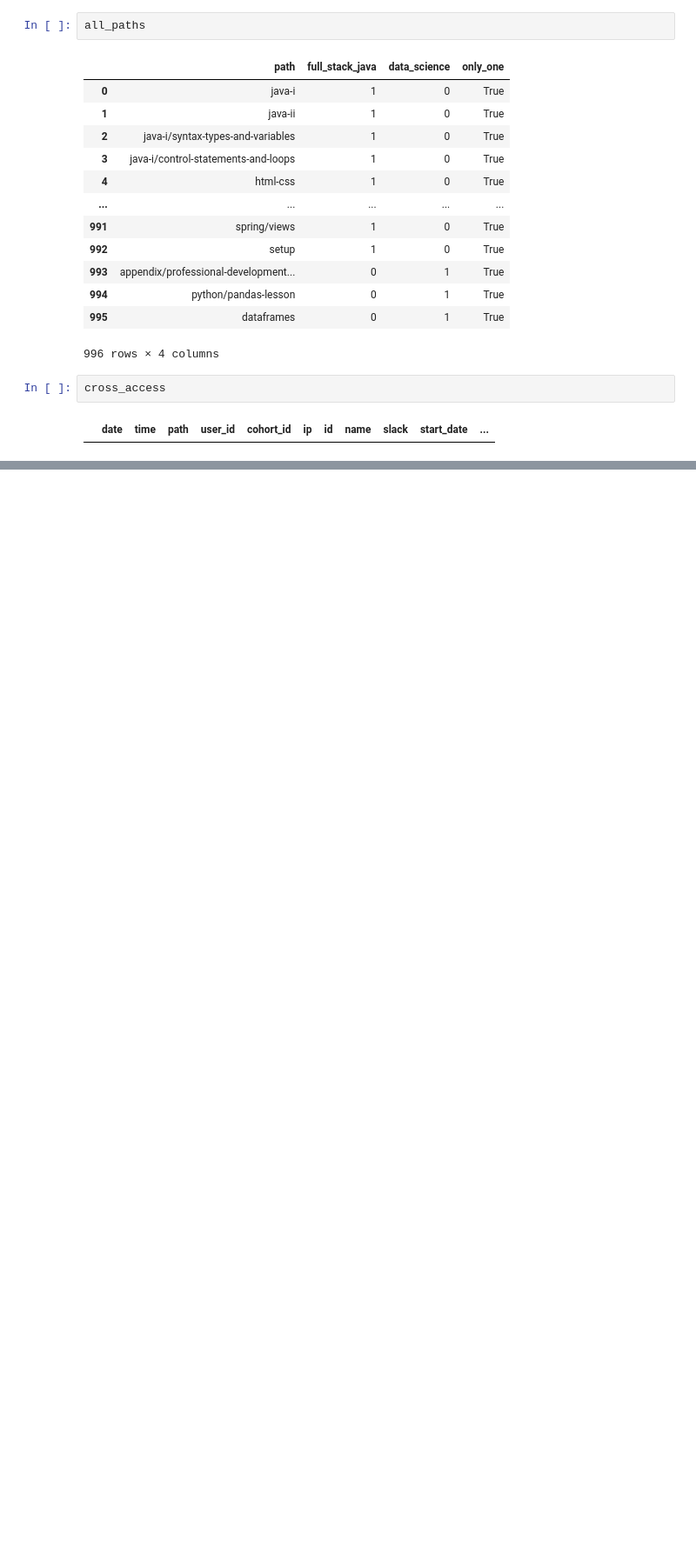
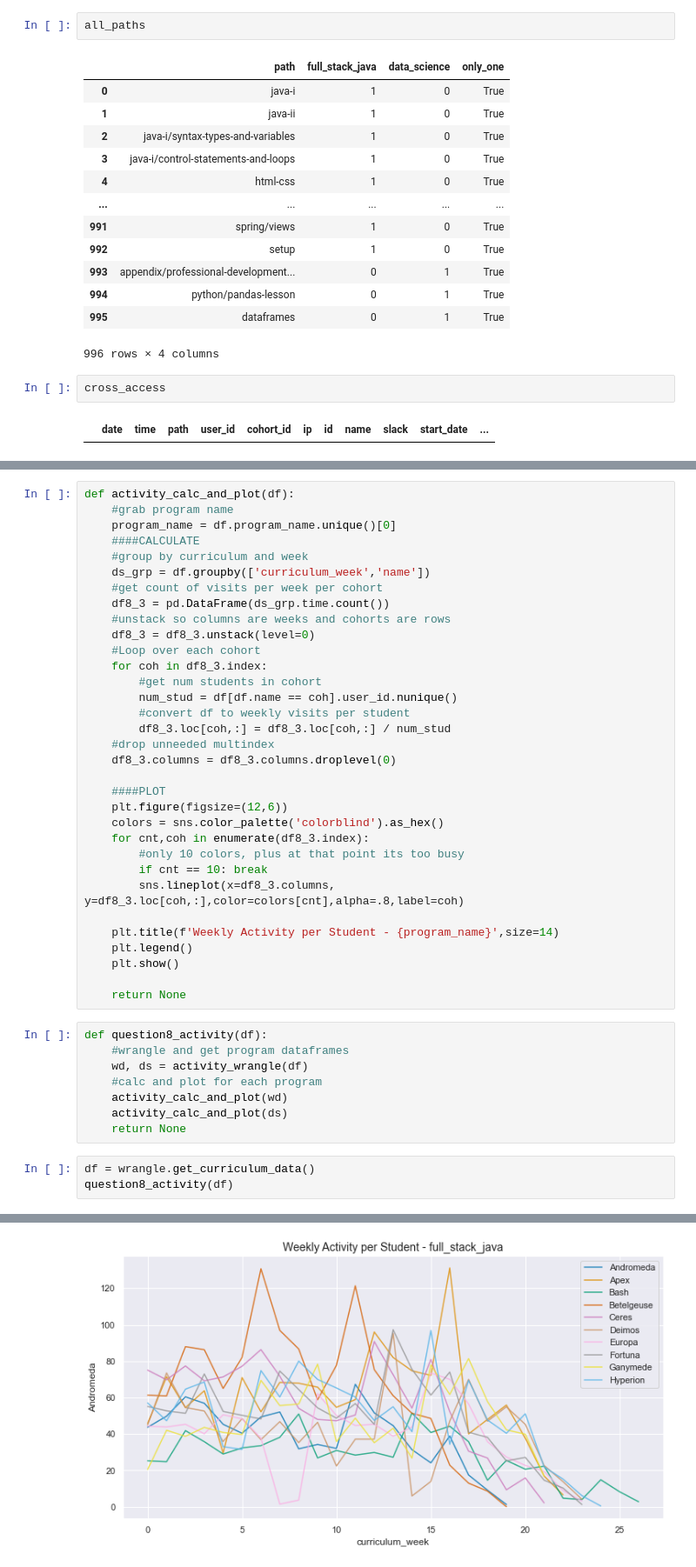
Before and after one commit to anomaly-project-jemison-01/anomaly_project, a Jupyter notebook: schlichting/Module_prep.ipynb, the cells around one changed output, grey strips where cells are left out. Shown at 87% size. Cells and saved outputs as stored; diff of their text form; blank space fills up the shorter version.

Commit message:
added code for graphing weekly activity

```diff
--- a/schlichting/Module_prep.ipynb
+++ b/schlichting/Module_prep.ipynb
@@ -379,0 +403,45 @@ cross_access
+# %%
+def activity_calc_and_plot(df):
+    #grab program name
+    program_name = df.program_name.unique()[0]
+    ####CALCULATE
+    #group by curriculum and week
+    ds_grp = df.groupby(['curriculum_week','name'])
+    #get count of visits per week per cohort
+    df8_3 = pd.DataFrame(ds_grp.time.count())
+    #unstack so columns are weeks and cohorts are rows
+    df8_3 = df8_3.unstack(level=0)
+    #Loop over each cohort
+    for coh in df8_3.index:
+        #get num students in cohort
+        num_stud = df[df.name == coh].user_id.nunique()
+        #convert df to weekly visits per student
+        df8_3.loc[coh,:] = df8_3.loc[coh,:] / num_stud
+    #drop unneeded multindex
+    df8_3.columns = df8_3.columns.droplevel(0)
+
+    ####PLOT
+    plt.figure(figsize=(12,6))
+    colors = sns.color_palette('colorblind').as_hex()
+    for cnt,coh in enumerate(df8_3.index):
+        #only 10 colors, plus at that point its too busy
+        if cnt == 10: break
+        sns.lineplot(x=df8_3.columns, y=df8_3.loc[coh,:],color=colors[cnt],alpha=.8,label=coh)
+
+    plt.title(f'Weekly Activity per Student - {program_name}',size=14)
+    plt.legend()
+    plt.show()
+
+    return None
+# %%
+def question8_activity(df):
+    #wrangle and get program dataframes
+    wd, ds = activity_wrangle(df)
+    #calc and plot for each program
+    activity_calc_and_plot(wd)
+    activity_calc_and_plot(ds)
+    return None
+# %%
+df = wrangle.get_curriculum_data()
+question8_activity(df)
+# %% [output]
@@ -379,0 +449 @@ cross_access
+[figure, added]
```
Also changed, not shown: parts of 3 cells of this notebook, 2 other files.
